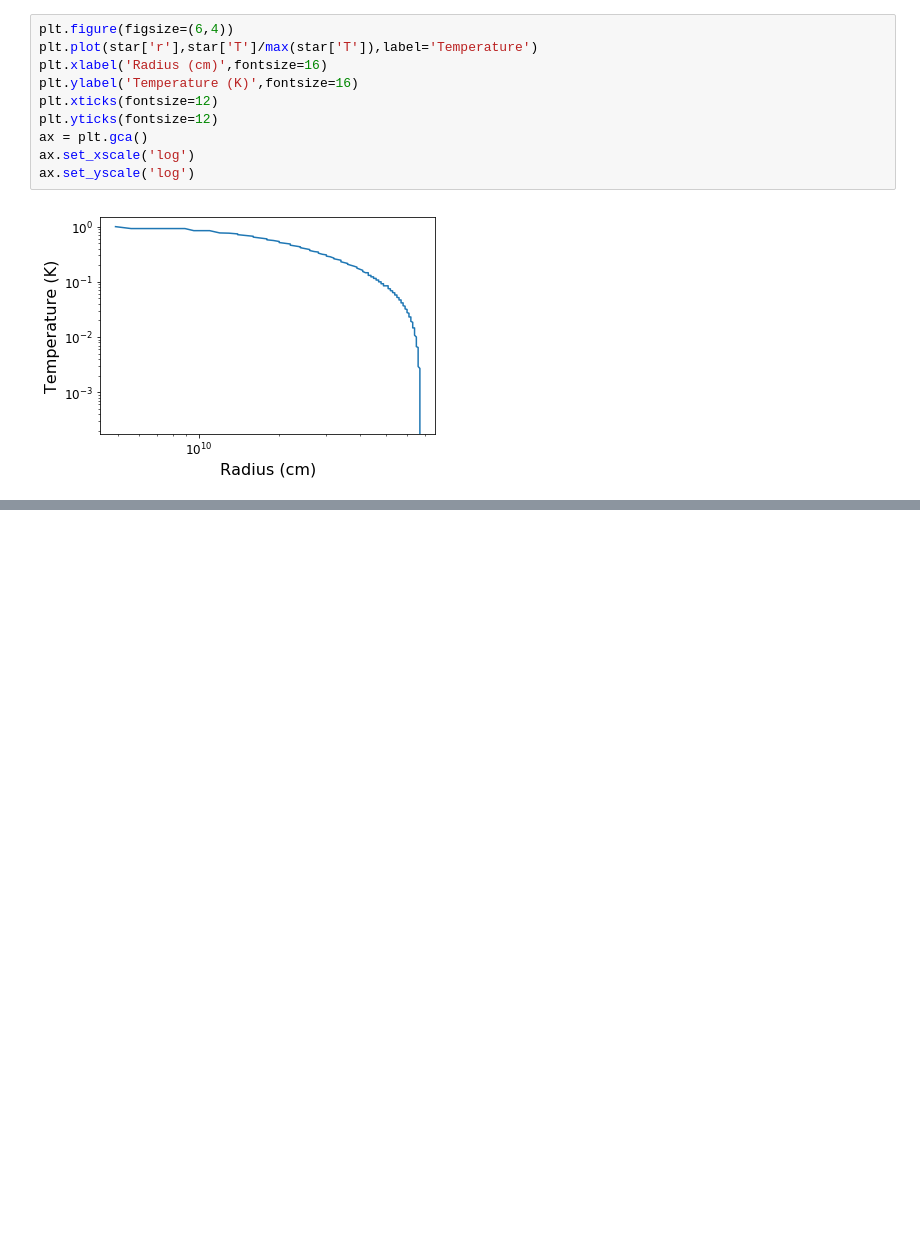
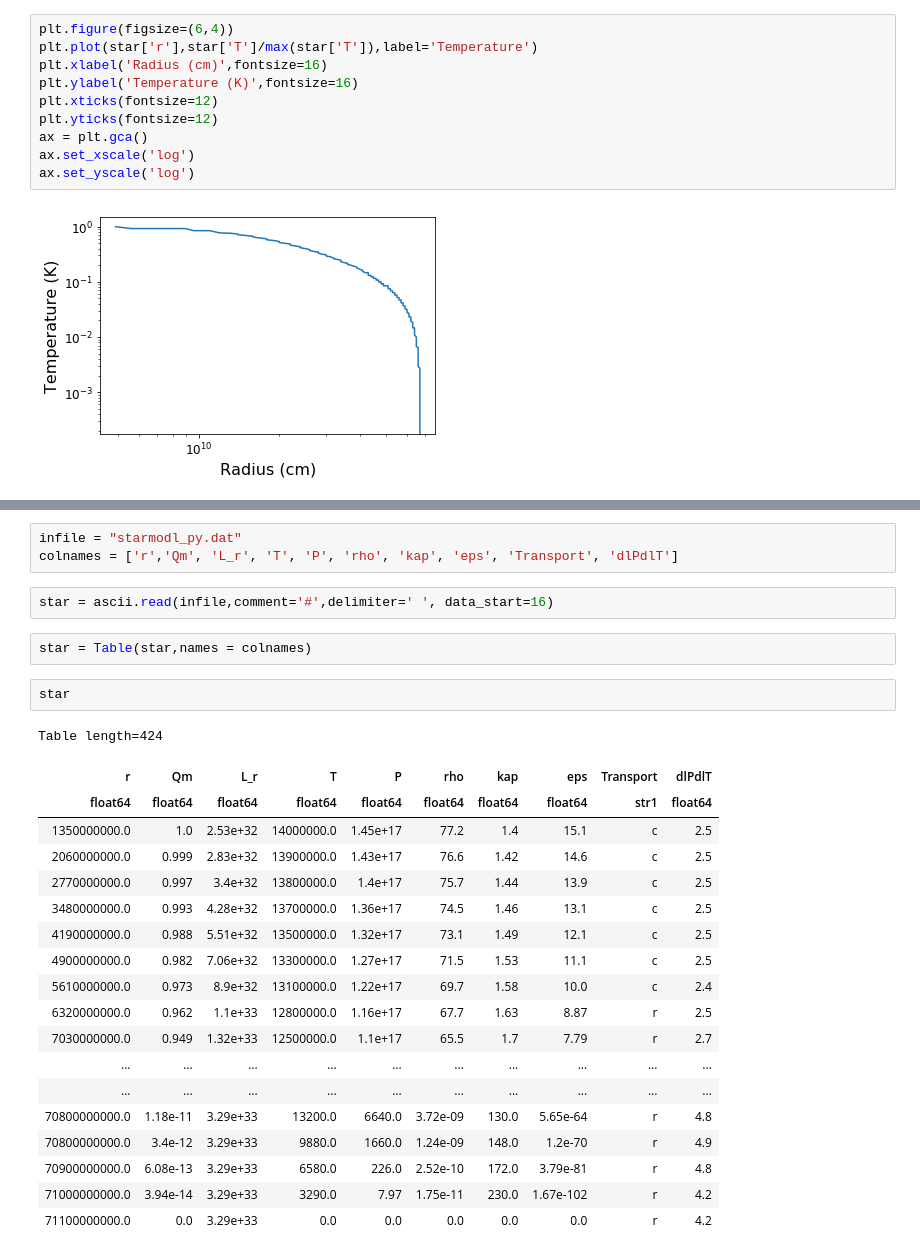
Before and after one commit to rfinn/ASTR392, a Jupyter notebook: carroll-ostlie-statstar/stellar_structure.ipynb, the cells around one changed output, grey strips where cells are left out. Drawn from its saved outputs; the diff is of its cells as text; blank space fills up the shorter version.

```diff
--- a/carroll-ostlie-statstar/stellar_structure.ipynb
+++ b/carroll-ostlie-statstar/stellar_structure.ipynb
@@ -44,0 +64,29 @@ ax.set_yscale('log')
+# %%
+infile = "starmodl_py.dat"
+colnames = ['r','Qm', 'L_r', 'T', 'P', 'rho', 'kap', 'eps', 'Transport', 'dlPdlT']
+# %%
+star = ascii.read(infile,comment='#',delimiter=' ', data_start=16)
+# %%
+star = Table(star,names = colnames)
+# %%
+star
+# %% [output]
+Table length=424
+| r | Qm | L_r | T | P | rho | kap | eps | Transport | dlPdlT |
+| float64 | float64 | float64 | float64 | float64 | float64 | float64 | float64 | str1 | float64 |
+| 1350000000.0 | 1.0 | 2.53e+32 | 14000000.0 | 1.45e+17 | 77.2 | 1.4 | 15.1 | c | 2.5 |
+| 2060000000.0 | 0.999 | 2.83e+32 | 13900000.0 | 1.43e+17 | 76.6 | 1.42 | 14.6 | c | 2.5 |
+| 2770000000.0 | 0.997 | 3.4e+32 | 13800000.0 | 1.4e+17 | 75.7 | 1.44 | 13.9 | c | 2.5 |
+| 3480000000.0 | 0.993 | 4.28e+32 | 13700000.0 | 1.36e+17 | 74.5 | 1.46 | 13.1 | c | 2.5 |
+| 4190000000.0 | 0.988 | 5.51e+32 | 13500000.0 | 1.32e+17 | 73.1 | 1.49 | 12.1 | c | 2.5 |
+| 4900000000.0 | 0.982 | 7.06e+32 | 13300000.0 | 1.27e+17 | 71.5 | 1.53 | 11.1 | c | 2.5 |
+| 5610000000.0 | 0.973 | 8.9e+32 | 13100000.0 | 1.22e+17 | 69.7 | 1.58 | 10.0 | c | 2.4 |
+| 6320000000.0 | 0.962 | 1.1e+33 | 12800000.0 | 1.16e+17 | 67.7 | 1.63 | 8.87 | r | 2.5 |
+| 7030000000.0 | 0.949 | 1.32e+33 | 12500000.0 | 1.1e+17 | 65.5 | 1.7 | 7.79 | r | 2.7 |
+| ... | ... | ... | ... | ... | ... | ... | ... | ... | ... |
+| ... | ... | ... | ... | ... | ... | ... | ... | ... | ... |
+| 70800000000.0 | 1.18e-11 | 3.29e+33 | 13200.0 | 6640.0 | 3.72e-09 | 130.0 | 5.65e-64 | r | 4.8 |
+| 70800000000.0 | 3.4e-12 | 3.29e+33 | 9880.0 | 1660.0 | 1.24e-09 | 148.0 | 1.2e-70 | r | 4.9 |
+| 70900000000.0 | 6.08e-13 | 3.29e+33 | 6580.0 | 226.0 | 2.52e-10 | 172.0 | 3.79e-81 | r | 4.8 |
+| 71000000000.0 | 3.94e-14 | 3.29e+33 | 3290.0 | 7.97 | 1.75e-11 | 230.0 | 1.67e-102 | r | 4.2 |
+| 71100000000.0 | 0.0 | 3.29e+33 | 0.0 | 0.0 | 0.0 | 0.0 | 0.0 | r | 4.2 |
```
Also changed, not shown: parts of 7 cells of this notebook.
